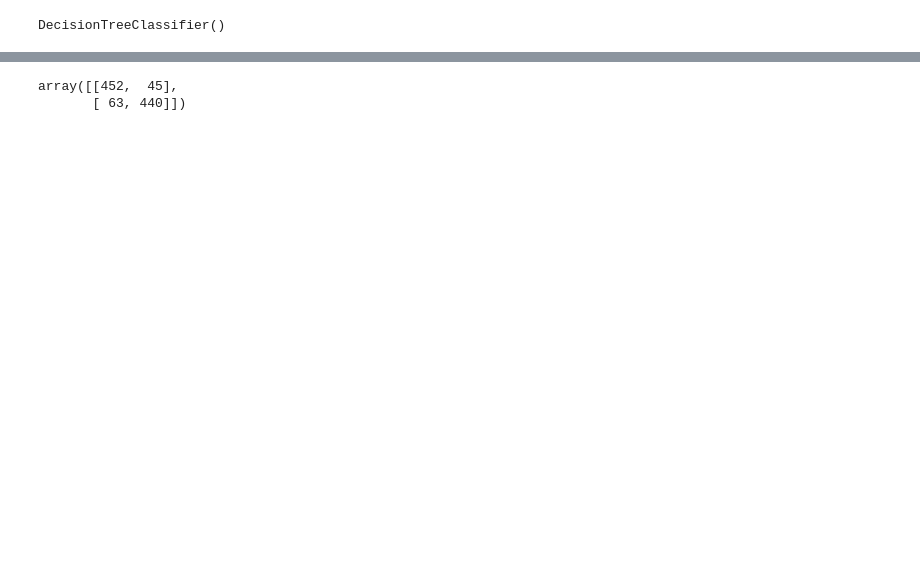
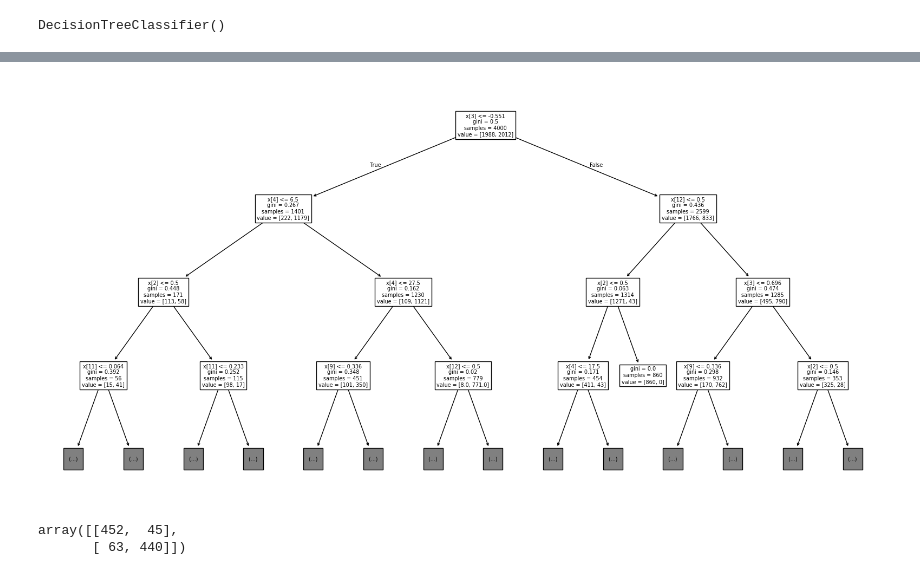
Before and after one commit to vishalyadav5451/Netflix-Churn-Project, a Jupyter notebook: notebook.ipynb, the cells around one changed output, grey strips where cells are left out. Drawn from its saved outputs; the diff is of its cells as text; code cells hidden in the pictures; blank space fills up the shorter version.

```diff
--- a/notebook.ipynb
+++ b/notebook.ipynb
@@ -513,3 +552,10 @@ array([0.04, 0.98, 0.31, 1.  , 0.92, 0.98, 0.97, 1.  , 0.35, 0.46, 0.02,
+# %%
+from sklearn import tree
+plt.figure(figsize=(20,10))
+tree.plot_tree(dt_model,max_depth=3)
+plt.show()
+# %% [output]
+[figure, added]
 # %%
 from sklearn.metrics import accuracy_score , precision_score , recall_score , f1_score , confusion_matrix , classification_report
 # %%
```
Also changed, not shown: parts of 20 cells of this notebook, 4 other files.
